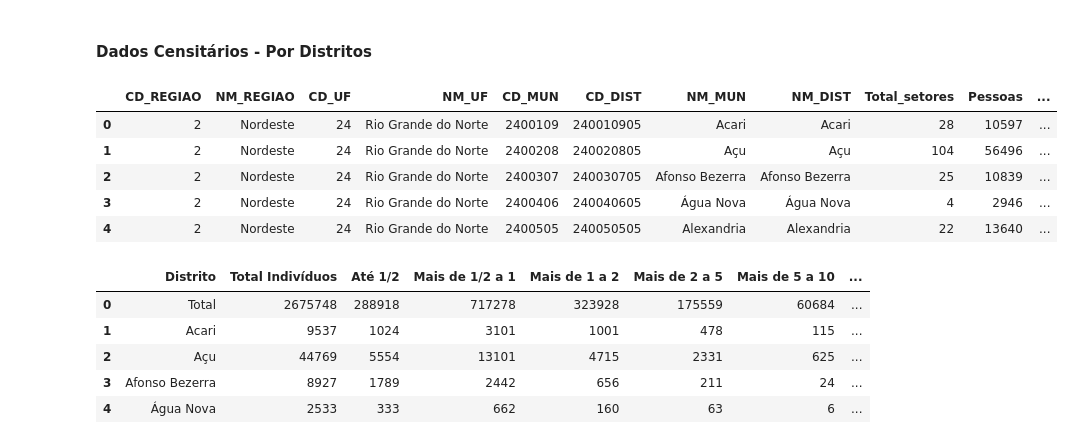
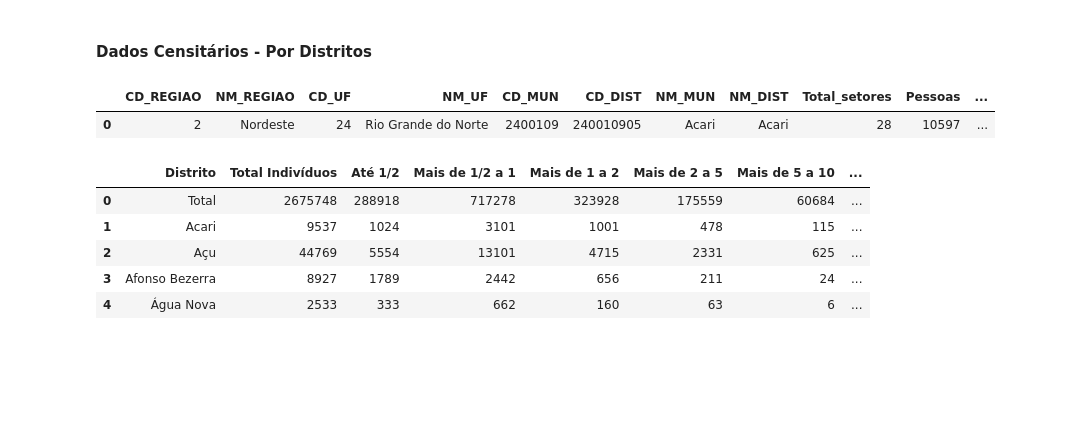
Before and after one commit to Adgmariz/dados_eleitorais_espacialiazados, a Jupyter notebook: dados_eleitorais.ipynb, the cells around one changed output. Drawn from its saved outputs; the diff is of its cells as text; code cells hidden in the pictures; blank space fills up the shorter version.

```diff
--- a/dados_eleitorais.ipynb
+++ b/dados_eleitorais.ipynb
@@ -31,24 +31,20 @@ df_votos.head(1)
 # %%
 '''
 DPOs = Domicílios Particulares Ocupados
 '''
 
 df_distritos = pd.read_csv('Bases/Distritos.csv').rename(columns={'v0001': 'Pessoas',
                                                                   'v0002': 'Domicílios',
                                                                   'v0003': 'Domicílios Particulares',
                                                                   'v0004': 'Domicílios Coletivos',
                                                                   'v0005': 'Média de moradores em DPOs',
                                                                   'v0006': 'Percentual de DPOs Imputados',
                                                                   'v0007': 'Domicílios Particulares Ocupados'
                                                                   })
-df_distritos.head()
+df_distritos.head(1)
 # %% [output]
 |  | CD_REGIAO | NM_REGIAO | CD_UF | NM_UF | CD_MUN | CD_DIST | NM_MUN | NM_DIST | Total_setores | Pessoas | ... |
 | 0 | 2 | Nordeste | 24 | Rio Grande do Norte | 2400109 | 240010905 | Acari | Acari | 28 | 10597 | ... |
-| 1 | 2 | Nordeste | 24 | Rio Grande do Norte | 2400208 | 240020805 | Açu | Açu | 104 | 56496 | ... |
-| 2 | 2 | Nordeste | 24 | Rio Grande do Norte | 2400307 | 240030705 | Afonso Bezerra | Afonso Bezerra | 25 | 10839 | ... |
-| 3 | 2 | Nordeste | 24 | Rio Grande do Norte | 2400406 | 240040605 | Água Nova | Água Nova | 4 | 2946 | ... |
-| 4 | 2 | Nordeste | 24 | Rio Grande do Norte | 2400505 | 240050505 | Alexandria | Alexandria | 22 | 13640 | ... |
 # %%
 df_renda = pd.read_csv('Bases/Rendimento.csv').rename(columns={'Total': 'Total Indivíduos'})
 df_renda.head()
```
Also changed, not shown: parts of 3 cells of this notebook.
